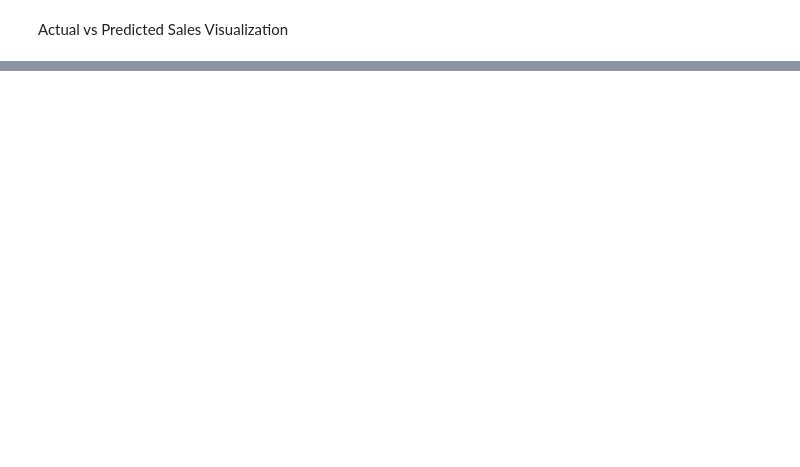
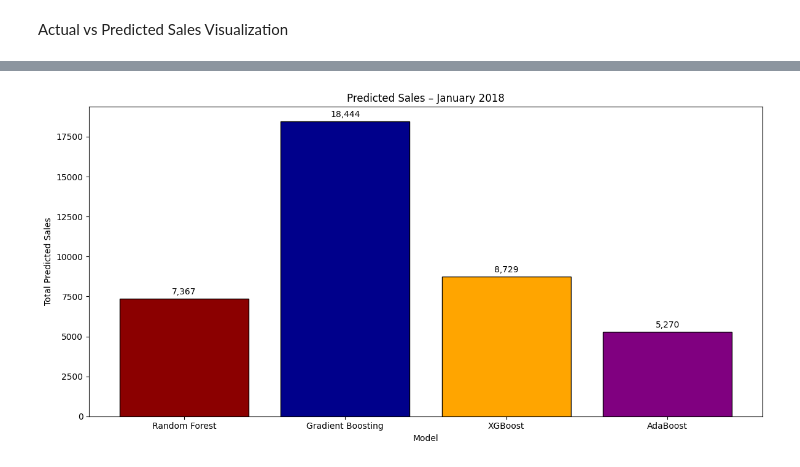
Before and after one commit to pdivya26/Superstores-Sales-Prediction-and-Analysis, a Jupyter notebook: Sales_Prediction_Model.ipynb, the cells around one changed output, grey strips where cells are left out. Drawn from its saved outputs; the diff is of its cells as text; code cells hidden in the pictures; blank space fills up the shorter version.

```diff
--- a/Sales_Prediction_Model.ipynb
+++ b/Sales_Prediction_Model.ipynb
@@ -614,0 +418,99 @@ plt.show()
+# %%
+from pandas.tseries.offsets import MonthEnd, MonthBegin
+import matplotlib.pyplot as plt
+import numpy as np
+import pandas as pd
+
+# Safe label encoding for unseen data
+def safe_label_transform(le, series):
+    known_classes = set(le.classes_)
+    return series.apply(lambda x: le.transform([x])[0] if x in known_classes else -1)
+
+# Determine the last order date
+last_order_date = pd.to_datetime(df['Order Date_year'].astype(str) + '-' +
+                                  df['Order Date_month'].astype(str) + '-' +
+                                  df['Order Date_day'].astype(str))
+last_order_date = last_order_date.max()
+
+# Identify numerical features (excluding target)
+numerical_features = [
+    col for col in X_train.columns
+    if col in df.columns and df[col].dtype in ['int64', 'float64']
+    and col not in ['Sales_log', 'Sales']  # remove target(s)
+]
+
+# Store future forecasts
+future_forecasts = []
+
+for i in range(1, 4):  # For next 3 months
+    future_date = (last_order_date + MonthEnd(i) + MonthBegin(1)).normalize()
+
+    # Copy representative rows for each category/sub-category
+    future_df = df[df['Order Date_year'] == last_order_date.year].copy()
+    future_df = future_df.groupby(['Category', 'Sub-Category']).tail(1).reset_index(drop=True)
+
+    # Update future date
+    future_df['Order Date_year'] = future_date.year
+    future_df['Order Date_month'] = future_date.month
+    future_df['Order Date_day'] = future_date.day
+
+    # Drop any existing target column
+    if 'Sales_log' in future_df.columns:
+        future_df = future_df.drop(columns=['Sales_log'])
+    if 'Sales' in future_df.columns:
+        future_df = future_df.drop(columns=['Sales'])
+
+    # Encode categorical features using stored encoders
+    for col, le in label_encoders.items():
+        if col in future_df.columns:
+            future_df[col] = safe_label_transform(le, future_df[col])
+
+    # Scale numerical features
+    future_df_scaled = future_df.copy()
+    future_df_scaled[numerical_features] = scaler.transform(future_df[numerical_features])
+
+    # Ensure same feature order as training
+    future_df_scaled = future_df_scaled[X_train.columns]
+
+    # Predict using each model
+    month_preds = {}
+    for name, model in models.items():
+        preds = model.predict(future_df_scaled)
+        preds = np.expm1(preds)  # Inverse of log1p if you used log-transform
+        total_sales = preds.sum()
+        month_preds[name] = total_sales
+
+    # Store results
+    for model_name, pred_value in month_preds.items():
+        future_forecasts.append({
+            'Month': future_date.strftime('%B %Y'),
+            'Model': model_name,
+            'Predicted Sales': round(pred_value, 2)
+        })
+
+# Convert to DataFrame
+forecast_df = pd.DataFrame(future_forecasts)
+
+# Define a list of manual colors (one per model)
+colors = ['darkred', 'darkblue', 'orange', 'purple']
+
+# Plot forecast per month
+for month in forecast_df['Month'].unique():
+
+    df_month = forecast_df[forecast_df['Month'] == month]
+    plt.figure(figsize=(12, 6))
+
+    # Ensure number of colors matches number of bars
+    colors = colors[:len(df_month)]
+    bars = plt.bar(df_month['Model'], df_month['Predicted Sales'], color=colors, edgecolor='black')
+    plt.title(f"Predicted Sales – {month}")
+    plt.xlabel("Model")
+    plt.ylabel("Total Predicted Sales")
+    for bar in bars:
+        height = bar.get_height()
+        plt.annotate(f'{int(height):,}', xy=(bar.get_x() + bar.get_width() / 2, height),
+                     xytext=(0, 3), textcoords="offset points", ha='center', va='bottom')
+    plt.tight_layout()
+    plt.show()
+# %% [output]
+[figure, added]
```
Also changed, not shown: parts of 17 cells of this notebook.
